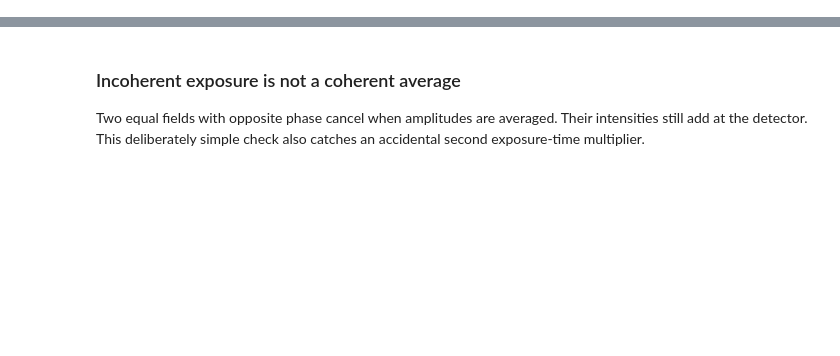
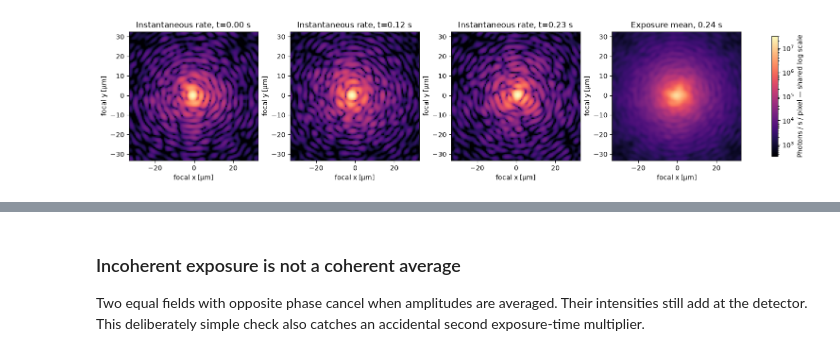
Before and after one commit to bidou2002/fiatlux, a Jupyter notebook: tutorials/12_named_latent_dimensions.ipynb, the cells around one changed output, grey strips where cells are left out. Saved outputs shown, nothing was run; the diff lists cells and outputs as text; code cells hidden in the pictures; blank space fills up the shorter version.

```diff
--- a/tutorials/12_named_latent_dimensions.ipynb
+++ b/tutorials/12_named_latent_dimensions.ipynb
@@ -79,17 +88,0 @@ No amplitude or image has been renormalized. Each regular time weight is dt;
-# %%
-%matplotlib inline
-import matplotlib.pyplot as plt
-
-fig, axes = plt.subplots(1, 3, figsize=(12, 3.5), constrained_layout=True)
-for ax, sample in zip(axes[:2], [0, 1]):
-    im = ax.imshow(opd[sample].numpy()*1e9, origin='lower',
-                   vmin=float(opd.min()*1e9), vmax=float(opd.max()*1e9))
-    ax.set_title(f'Frozen OPD sample {sample}')
-    fig.colorbar(im, ax=ax, label='OPD [nm]')
-im = axes[2].imshow(images['FFT Fraunhofer'].numpy(), origin='lower')
-axes[2].set_title('Long exposure: T=8, dt=0.01 s')
-fig.colorbar(im, ax=axes[2], label='Electrons / pixel (QE=1)')
-for ax in axes:
-    ax.set_xlabel('x pixel')
-    ax.set_ylabel('y pixel')
-plt.show()
@@ -95,0 +151,13 @@ plt.show()
+# %%
+norm = LogNorm(vmin=float(rates.max())*1e-5, vmax=float(rates.max()))
+fig,axes=plt.subplots(1,4,figsize=(15,3.5),constrained_layout=True)
+for ax,i in zip(axes[:3],indices):
+    im=ax.imshow(array(rates[i]),origin='lower',extent=extent(field.grid,1e-6),cmap='magma',norm=norm)
+    ax.set_title(f'Instantaneous rate, t={i*dt:.2f} s')
+im=axes[3].imshow(array(mean_rate),origin='lower',extent=extent(field.grid,1e-6),cmap='magma',norm=norm)
+axes[3].set_title(f'Exposure mean, {T*dt:.2f} s')
+for ax in axes: ax.set(xlabel='focal x [µm]',ylabel='focal y [µm]')
+fig.colorbar(im,ax=list(axes),label='Photons / s / pixel — shared log scale',shrink=.8)
+plt.show()
+# %% [output]
+[figure, added]
```
Also changed, not shown: parts of 20 cells of this notebook.
